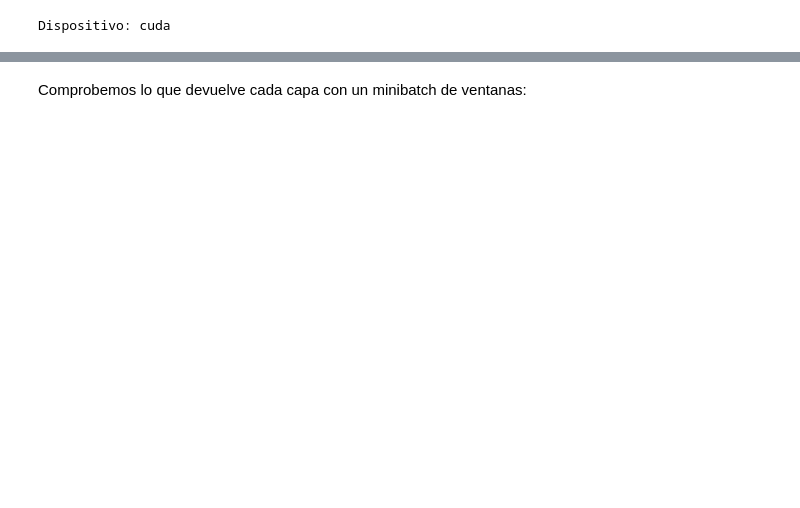
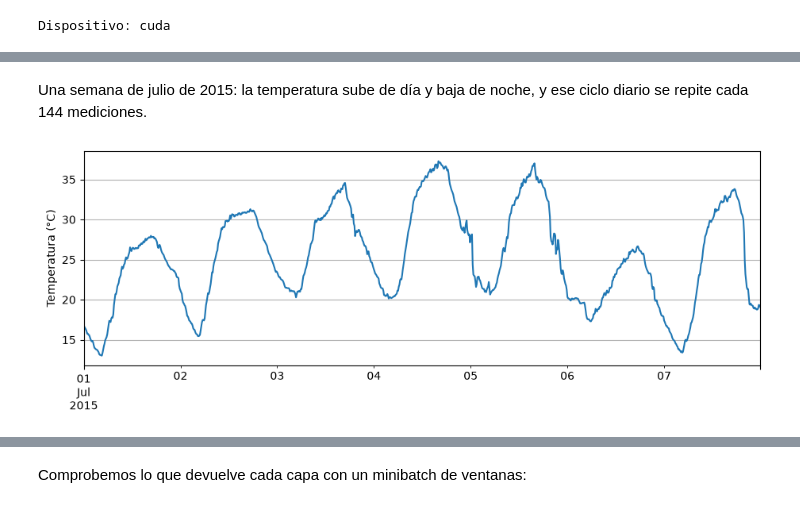
Before and after one commit to omarcastano/deeplearning-javeriana-site, a Jupyter notebook: modulo_2/unidad_2/3_experiencia/nueva/3_Script1b_M2_U2_lstm_gru_pytorch.ipynb, the cells around one changed output, grey strips where cells are left out. Saved outputs shown, nothing was run; the diff lists cells and outputs as text; code cells hidden in the pictures; blank space fills up the shorter version.

```diff
--- a/modulo_2/unidad_2/3_experiencia/nueva/3_Script1b_M2_U2_lstm_gru_pytorch.ipynb
+++ b/modulo_2/unidad_2/3_experiencia/nueva/3_Script1b_M2_U2_lstm_gru_pytorch.ipynb
@@ -53,0 +59,8 @@ Name: rail, dtype: int64
+# %% [markdown]
+Una semana de julio de 2015: la temperatura sube de día y baja de noche, y ese ciclo diario se repite cada 144 mediciones.
+# %%
+temperature["2015-07-01":"2015-07-07"].plot(figsize=(11, 3.5), grid=True)
+plt.xlabel(""); plt.ylabel("Temperatura (°C)")
+plt.show()
+# %% [output]
+[figure, added]
```
Also changed, not shown: parts of 32 cells of this notebook, 3 other files.
